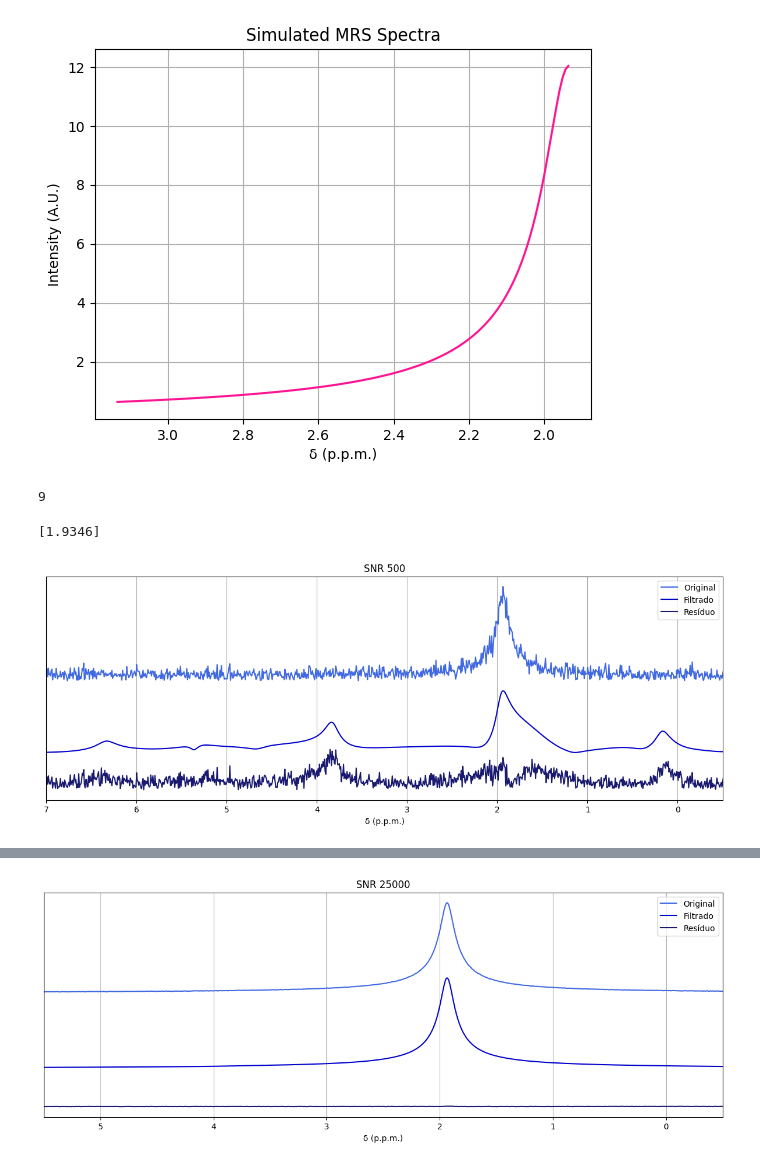
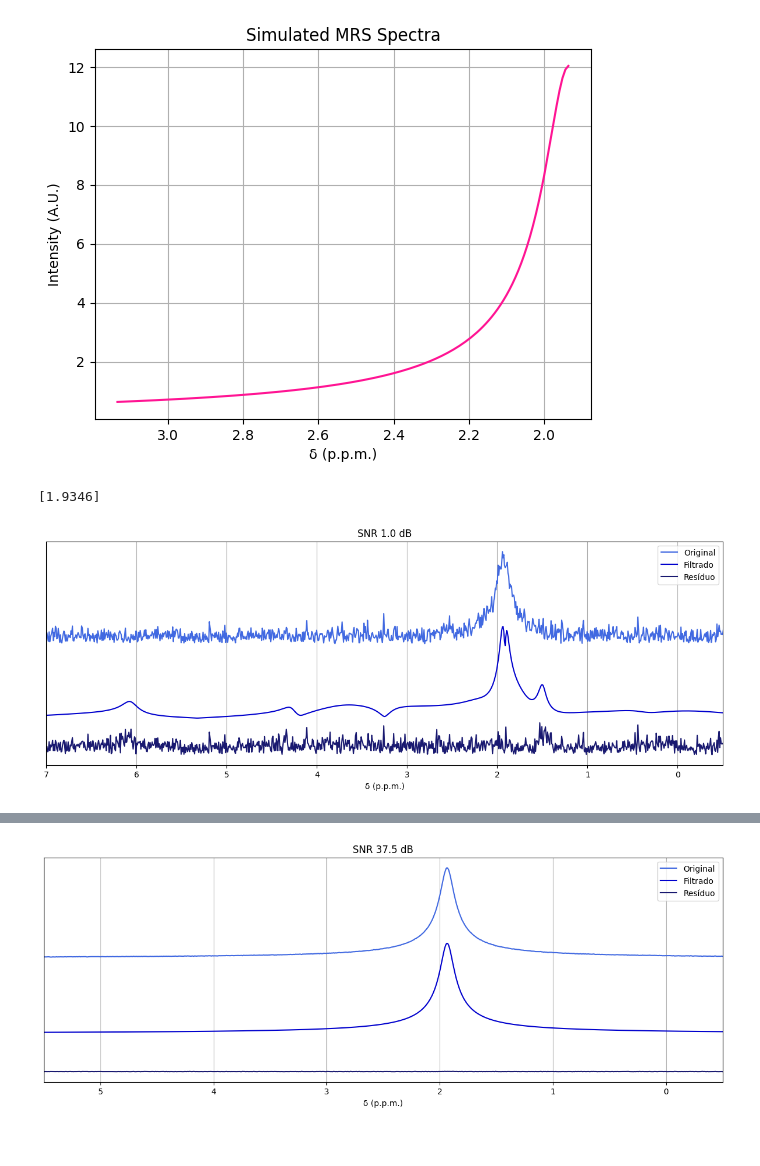
Before and after one commit to JoaoDell/MRI-study, a Jupyter notebook: examples/MPM/spec_components_2.ipynb, the cells around one changed output, grey strips where cells are left out. Saved outputs shown, nothing was run; the diff lists cells and outputs as text; code cells hidden in the pictures.

```diff
--- a/examples/MPM/spec_components_2.ipynb
+++ b/examples/MPM/spec_components_2.ipynb
@@ -37,11 +38,7 @@ pymri.plot_chem_shifts(freqs[select_arr], sig_fft[select_arr], 1.0)
 # %% [output]
 [figure]
 # %%
-snrs = np.array([500, 750, 1000, 2500, 5000, 7500, 10000, 25000, 50000])
-print(snrs.size)
-sigmas = pymri.snr_to_sigma(snrs)
+snrs = np.array([1.0, 2.5, 5.0, 7.5, 10.0, 12.5, 25.0, 37.50, 50.0, 62.50, 75.0, 87.50, 100.0])
-# %% [output]
-9
 # %%
 L = 0.4
 noise_threshold = 1e-30
@@ -54,13 +51,16 @@ print(pymri.chem_shift_from_f(pymri.rad_to_hz(ws), B0))
 c_sigs = np.zeros((snrs.size, sig.size), dtype = np.complex128)
 r_sigs = np.zeros((snrs.size, sig.size), dtype = np.complex128)
 residues = np.zeros((snrs.size, sig.size), dtype = np.complex128)
-s0__ = np.array([{}, {}, {}, {}, {}, {}, {}, {}, {}])
-phi__ = np.array([{}, {}, {}, {}, {}, {}, {}, {}, {}])
-omega__ = np.array([{}, {}, {}, {}, {}, {}, {}, {}, {}])
-t2s__ = np.array([{}, {}, {}, {}, {}, {}, {}, {}, {}])
+s0__ = np.array([{}, {}, {}, {}, {}, {}, {}, {}, {}, {}, {}, {}, {}])
+phi__ = np.array([{}, {}, {}, {}, {}, {}, {}, {}, {}, {}, {}, {}, {}])
+omega__ = np.array([{}, {}, {}, {}, {}, {}, {}, {}, {}, {}, {}, {}, {}])
+t2s__ = np.array([{}, {}, {}, {}, {}, {}, {}, {}, {}, {}, {}, {}, {}])
 
 for i in range(snrs.size):
-    c_sigs[i, :] = pymri.corrupted_snr(sig, 0.0, sigmas[i])
+
+    c_sig_fft = awgn(sig_fft, snrs[i])
+    c_sigs[i, :]  = np.fft.ifft(np.fft.ifftshift(c_sig_fft))
+
     fil_sig, z, r = pymri.filter_sig(c_sigs[i, :], L, noise_threshold, return_full_arrays=True, return_poles_and_res=True)
     s0s, phis, omegas, t2s = pymri.calculate_variables_from_z_and_r(z, r, dt)
     t2s = 1/t2s
@@ -72,23 +72,23 @@ for i in range(snrs.size):
 # %%
 yoffset = 5.0
 i = 0
 
 plt.figure(figsize=(15, 5))
 
 plt.plot(freqs, np.absolute(c_sigs[i, :]) + 3*yoffset, c = "royalblue", label = "Original")
 plt.plot(freqs, np.absolute(r_sigs[i, :]) + yoffset, c = "mediumblue", label = "Filtrado")
 plt.plot(freqs,  np.absolute(residues[i, :]), c = "midnightblue", label = "Resíduo")
 plt.xlim(-0.5, 7.0)
-plt.title(f"SNR {snrs[i]}")
+plt.title(f"SNR {snrs[i]} dB")
 plt.xlabel("δ (p.p.m.)")
 # plt.ylabel("Intensidade (U.A.)")
 plt.xlim(-0.5, 7.0)
 plt.yticks([])
 plt.legend()
 plt.gca().invert_xaxis() #inverts the x axis
 plt.grid()
 # %% [output]
-[figure, old version]
+[figure, new version]
 # %%
 _n_comp = s0__[i][0].size
 individual_sigs = np.zeros((_n_comp, c_sigs[0].size), dtype = np.complex128)
```
Also changed, not shown: parts of 17 cells of this notebook, 30 other files.
